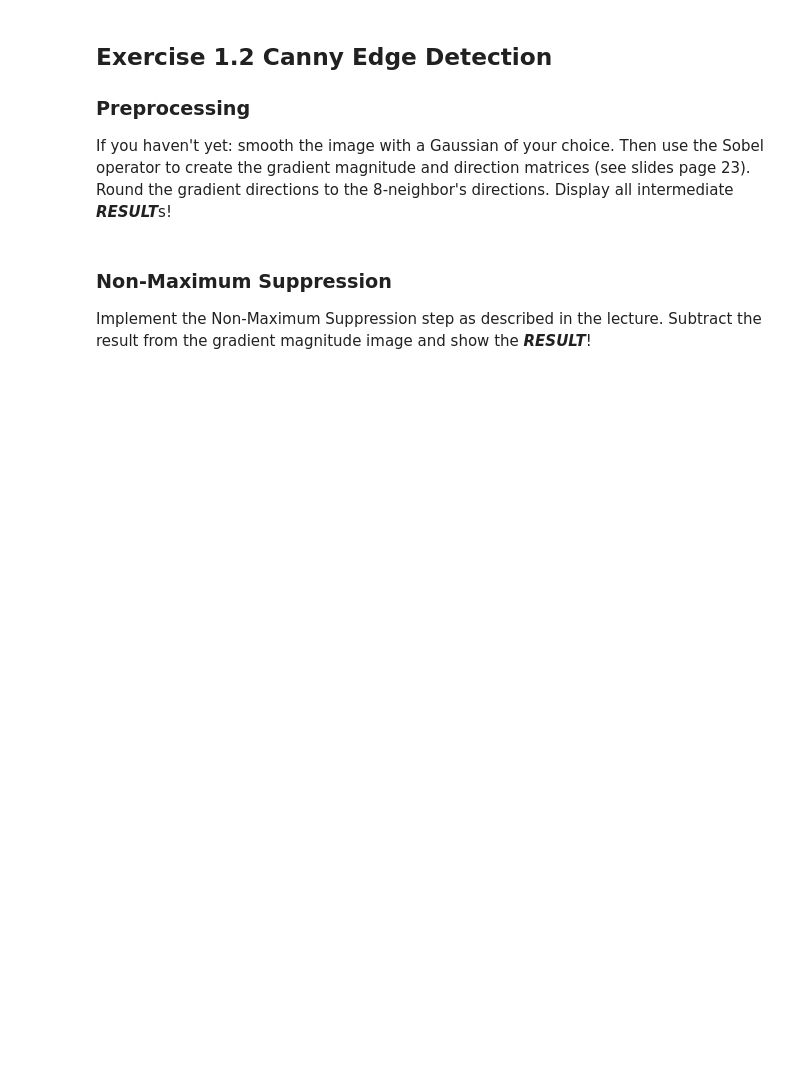
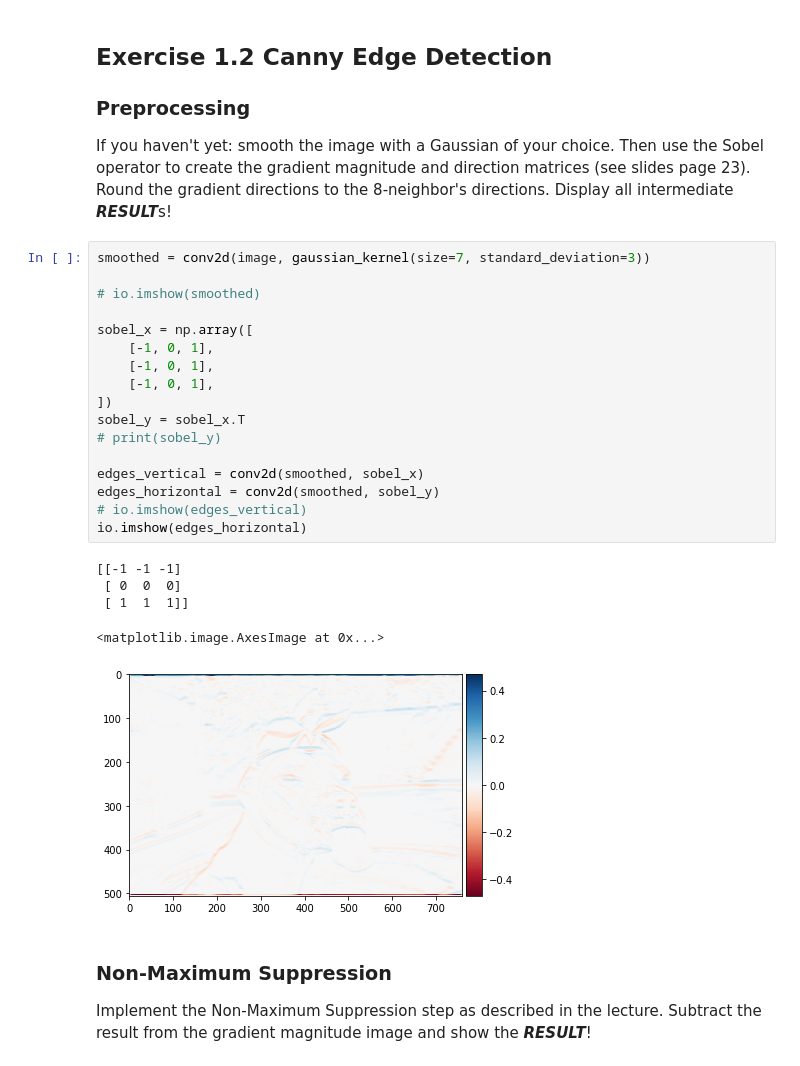
Before and after one commit to jneuendorf/cv1920_assignments, a Jupyter notebook: 02_convolution_canny.ipynb, the cells around one changed output. Cells and saved outputs as stored; diff of their text form; blank space fills up the shorter version.

```diff
--- a/02_convolution_canny.ipynb
+++ b/02_convolution_canny.ipynb
@@ -108,6 +106,29 @@ Now, implement a simple edge detector by first filtering with a Sobel operator a
 
 ### Preprocessing
 If you haven't yet: smooth the image with a Gaussian of your choice. Then use the Sobel operator to create the gradient magnitude and direction matrices (see slides page 23). Round the gradient directions to the 8-neighbor's directions. Display all  intermediate ***RESULT***s!
+# %%
+smoothed = conv2d(image, gaussian_kernel(size=7, standard_deviation=3))
+
+# io.imshow(smoothed)
+
+sobel_x = np.array([
+    [-1, 0, 1],
+    [-1, 0, 1],
+    [-1, 0, 1],
+])
+sobel_y = sobel_x.T
+# print(sobel_y)
+
+edges_vertical = conv2d(smoothed, sobel_x)
+edges_horizontal = conv2d(smoothed, sobel_y)
+# io.imshow(edges_vertical)
+io.imshow(edges_horizontal)
+# %% [output]
+[[-1 -1 -1]
+ [ 0  0  0]
+ [ 1  1  1]]
+<matplotlib.image.AxesImage at 0x...>
+[figure, added]
 # %% [markdown]
 ### Non-Maximum Suppression
 Implement the Non-Maximum Suppression step as described in the lecture. Subtract the result from the gradient magnitude image and show the ***RESULT***!
```
Also changed, not shown: parts of 2 cells of this notebook.
